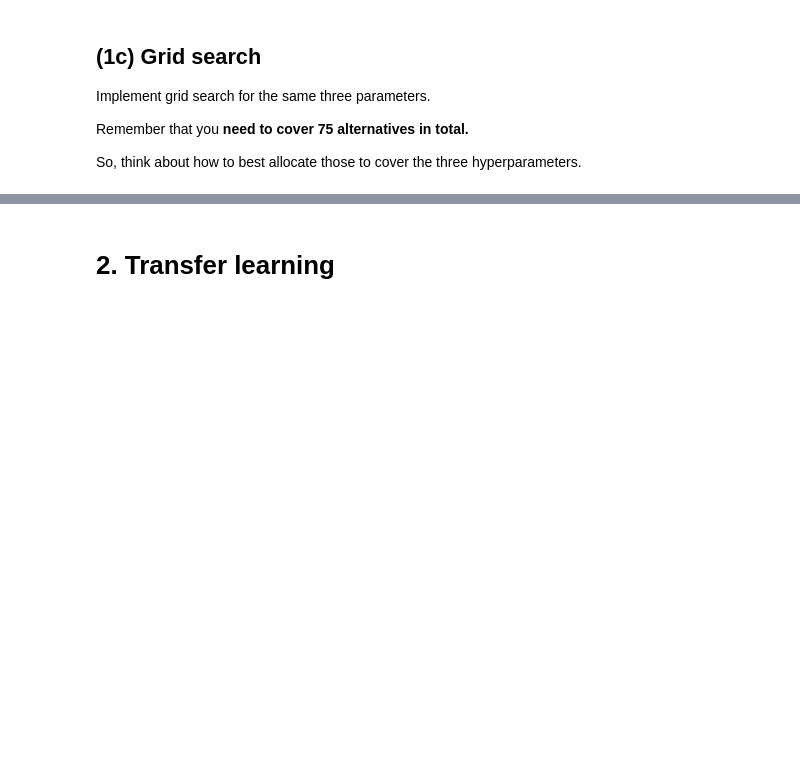
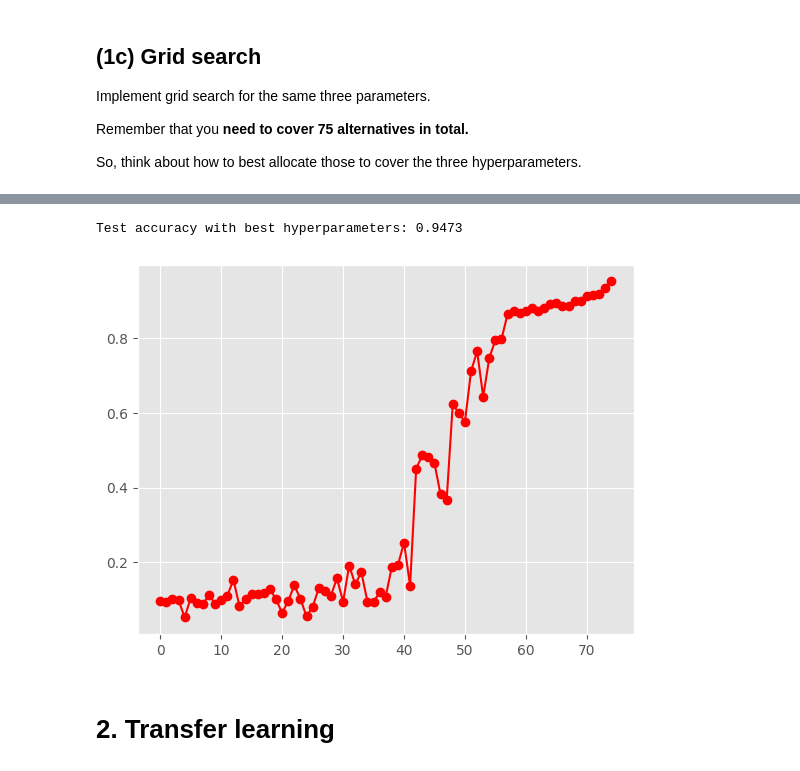
Before and after one commit to macpalor/NNDL-2025, a Jupyter notebook: ex3/exercise_3_template.ipynb, the cells around one changed output, grey strips where cells are left out. Saved outputs shown, nothing was run; the diff lists cells and outputs as text; code cells hidden in the pictures; blank space fills up the shorter version.

```diff
--- a/ex3/exercise_3_template.ipynb
+++ b/ex3/exercise_3_template.ipynb
@@ -158,3 +193,8 @@ def train_test(parameters):
     net = train(net, combined_loader, parameters)
     test_accuracy = evaluate(net, test_loader)
     return test_accuracy
+# %%
+params = {"lr": 0.001, "momentum": 0.0, "kernel_size": 16}
+model = CNN(kernel_size=5).to(device)
+net = train(model, train_loader, params)
+print(net)
@@ -221,4 +304,37 @@ Remember that you **need to cover 75 alternatives in total.**
 
 So, think about how to best allocate those to cover the three hyperparameters.
 # %%
-# TODO
+torch.manual_seed(seed)
+
+lr = np.geomspace(1e-6, 1e-2, 5)
+momentum = np.arange(0.1, 1.0, 0.2)
+kernel_size = np.array([3, 5, 7])
+print(momentum)
+parameters = {"lr": lr, "momentum": momentum, "kernel_size": kernel_size}
+
+best_acc = 0.0
+#best_params = {param:0.0 for param in "lr momentum kernel_size".split()}
+best_params = {}
+val_accs = []
+n_trial = 1
+for l in lr:
+    for m in momentum:
+        for k in kernel_size:
+            net = CNN(kernel_size=k).to(device)
+            parameters = {"lr": l, "momentum": m, "kernel_size": k}
+            net = train(net, train_loader, parameters)
+            val_accuracy = evaluate(net, valid_loader)
+
+            if val_accuracy > best_acc:
+                best_acc = val_accuracy
+                best_params = parameters
+
+            val_accs.append(val_accuracy)
+
+            print(f"Trial {n_trial} finished")
+            print(f"Parameters : {parameters}")
+            print(f"Validation accuracy: {val_accuracy}")
+            print(f"Best parameters: {best_params}")
+            print(f"Best validation accuracy: {best_acc}")
+            print()
+            n_trial += 1
@@ -225,3 +360,13 @@ So, think about how to best allocate those to cover the three hyperparameters.
+# %%
+test_accuracy = train_test(best_params)
+print("Test accuracy with best hyperparameters:", test_accuracy)
+# %% [output]
+Test accuracy with best hyperparameters: 0.9473
+# %%
+plt.plot(range(len(val_accs)), val_accs, "ro-")
+plt.show()
+# %% [output]
+[figure, added]
 # %% [markdown]
 # 2. Transfer learning
 # %%
```
Also changed, not shown: parts of 7 cells of this notebook.
